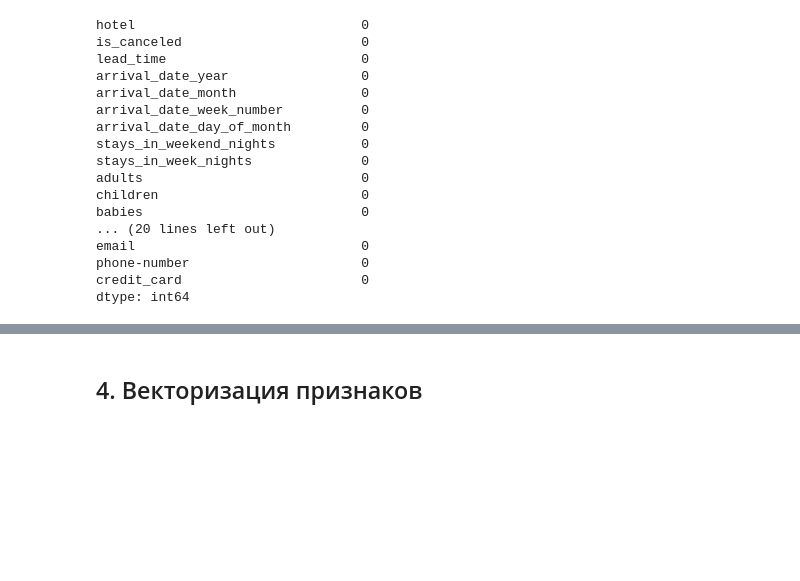
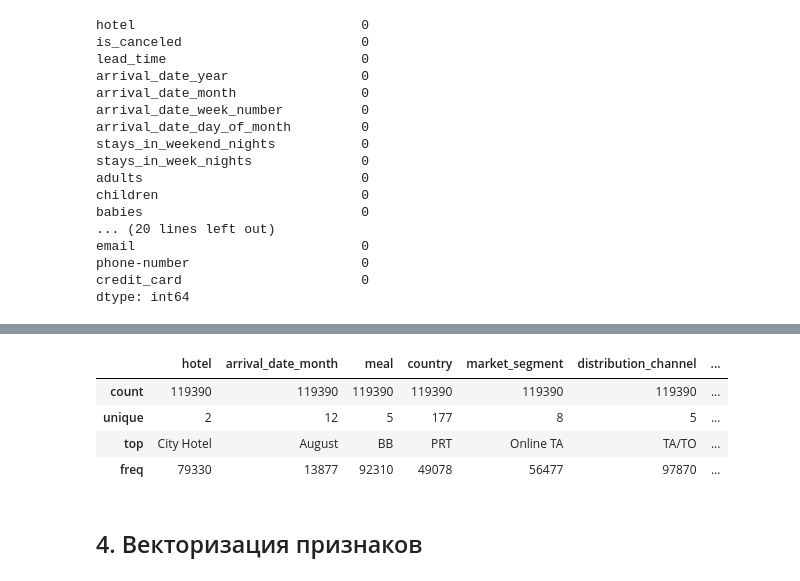
Before and after one commit to gurylev-nikita/Machine-learning, a Jupyter notebook: Lab1/HotelBooking.ipynb, the cells around one changed output, grey strips where cells are left out. Saved outputs shown, nothing was run; the diff lists cells and outputs as text; code cells hidden in the pictures; blank space fills up the shorter version.

```diff
--- a/Lab1/HotelBooking.ipynb
+++ b/Lab1/HotelBooking.ipynb
@@ -294,3 +298,11 @@ data.describe(include = [object])
+# %%
+data.describe(include=['category'])
+# %% [output]
+|  | hotel | arrival_date_month | meal | country | market_segment | distribution_channel | ... |
+| count | 119390 | 119390 | 119390 | 119390 | 119390 | 119390 | ... |
+| unique | 2 | 12 | 5 | 177 | 8 | 5 | ... |
+| top | City Hotel | August | BB | PRT | Online TA | TA/TO | ... |
+| freq | 79330 | 13877 | 92310 | 49078 | 56477 | 97870 | ... |
 # %% [markdown]
 ## 4. Векторизация признаков
 # %% [markdown]
```
Also changed, not shown: parts of 27 cells of this notebook.
